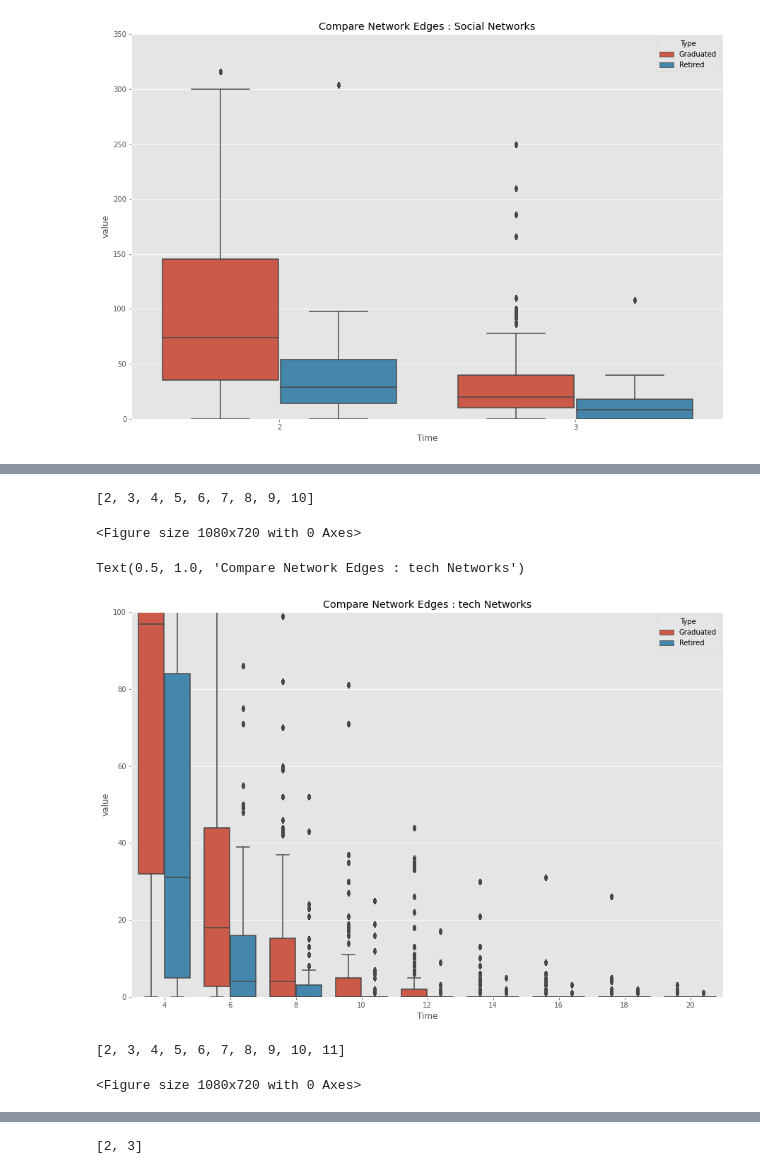
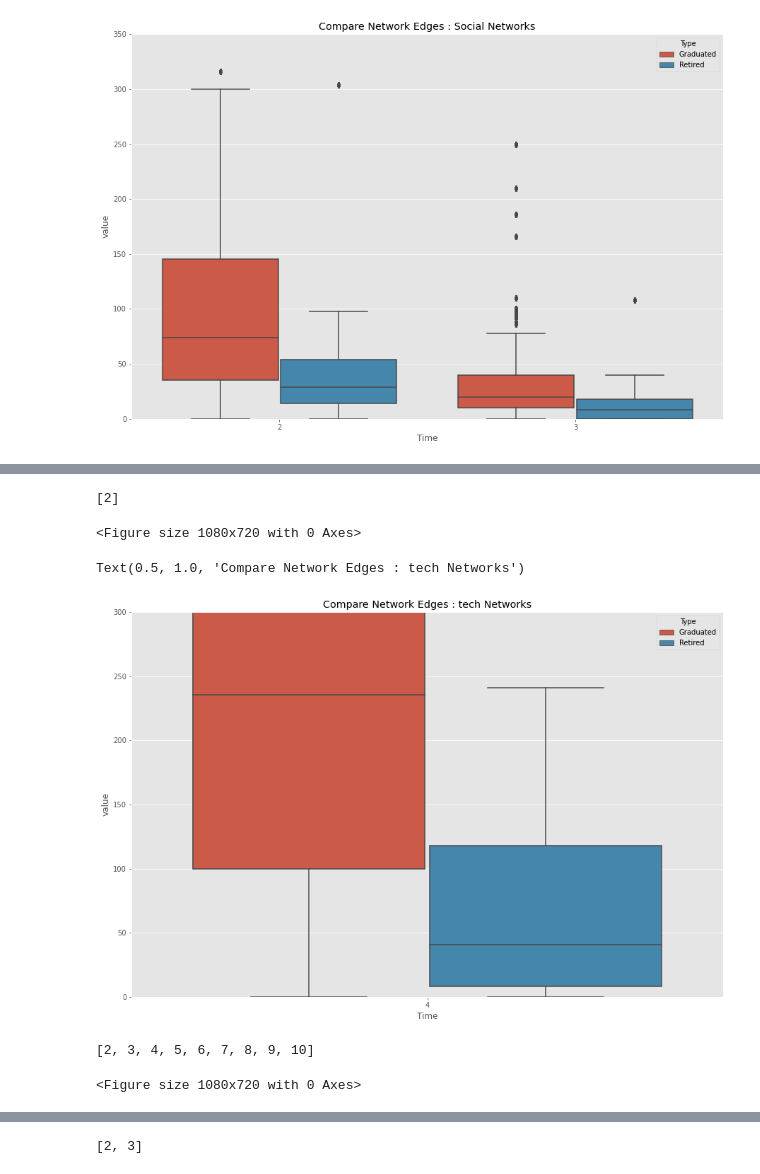
Before and after one commit to zenoWZH/ASFdata_analysis, a Jupyter notebook: network_edges/network_edges_stats.ipynb, the cells around one changed output, grey strips where cells are left out. Drawn from its saved outputs; the diff is of its cells as text; code cells hidden in the pictures.

```diff
--- a/network_edges/network_edges_stats.ipynb
+++ b/network_edges/network_edges_stats.ipynb
@@ -106,8 +120,22 @@ plt.title("Compare Network Edges : tech Networks")
 # %% [output]
 Text(0.5, 1.0, 'Compare Network Edges : tech Networks')
 [figure]
+# %%
+all_g = list()
+for x in df_social_edges.columns:
+    if x in all_graduated:
+        all_g.append(x)
+    elif x.lower() in all_graduated:
+        all_g.append(x)
+
+all_r = list()
+for x in df_social_edges.columns:
+    if x in all_retired:
+        all_r.append(x)
+    elif x.lower() in all_retired:
+        all_r.append(x)
 # %%
-df_social_edges_graduated = df_social_edges.fillna(0).iloc[2:][all_graduated]
+df_social_edges_graduated = df_social_edges.fillna(0).iloc[2:][all_g]
 plt.style.use('ggplot')
 plt.figure(figsize=(15,10))
 labels_time = [x for x in range(2, len(df_social_edges))]
@@ -207,5 +227,19 @@ df_social_edges.fillna(0).iloc[2:]
+# %%
+all_g = list()
+for x in df_tech_edges.columns:
+    if x in all_graduated:
+        all_g.append(x)
+    elif x.lower() in all_graduated:
+        all_g.append(x)
+
+all_r = list()
+for x in df_tech_edges.columns:
+    if x in all_retired:
+        all_r.append(x)
+    elif x.lower() in all_retired:
+        all_r.append(x)
 # %%
-df_tech_edges_graduated = df_tech_edges.fillna(0).iloc[2:][all_graduated]
+df_tech_edges_graduated = df_tech_edges.fillna(0).iloc[2:][all_g]
 plt.style.use('ggplot')
 plt.figure(figsize=(15,10))
 labels_time = [x for x in range(2, len(df_tech_edges))]
@@ -248,19 +282,19 @@ df = df[['Time','Graduated','Retired']]
 
 #plt.title("Compare Projects Average Overlap : tech Networks")
 # %% [output]
-[2, 3, 4, 5, 6, 7, 8, 9, 10]
+[2]
 <Figure size 1080x720 with 0 Axes>
 # %%
 df = df.explode("Graduated")
 df = df.explode("Retired")
 fig, ax = plt.subplots()
 fig.set_size_inches(15, 10)
 
 dd=pd.melt(df,id_vars=['Time'],value_vars=['Graduated','Retired'],var_name='Type')
 sns.boxplot(x='Time',y='value',data=dd,hue='Type')
-plt.ylim(0, 100)
+plt.ylim(0, 300)
 #plt.xlim(0, 25)
 plt.title("Compare Network Edges : tech Networks")
 # %% [output]
 Text(0.5, 1.0, 'Compare Network Edges : tech Networks')
-[figure, old version]
+[figure, new version]
@@ -267,5 +306,5 @@ Text(0.5, 1.0, 'Compare Network Edges : tech Networks')
 # %%
-df_social_edges_graduated = df_social_edges.fillna(0).iloc[2:][all_graduated]
+df_social_edges_graduated = df_social_edges.fillna(0).iloc[2:][all_g]
 plt.style.use('ggplot')
 plt.figure(figsize=(15,10))
 labels_time = [x for x in range(2, len(df_social_edges))]
@@ -307,7 +346,7 @@ df = df[['Time','Graduated','Retired']]
 
 #plt.title("Compare Projects Edges : social Networks")
 # %% [output]
-[2, 3, 4, 5, 6, 7, 8, 9, 10, 11]
+[2, 3, 4, 5, 6, 7, 8, 9, 10]
 <Figure size 1080x720 with 0 Axes>
 # %%
 df = df.explode("Graduated")
```
Also changed, not shown: parts of 12 cells of this notebook, 6 other files.
